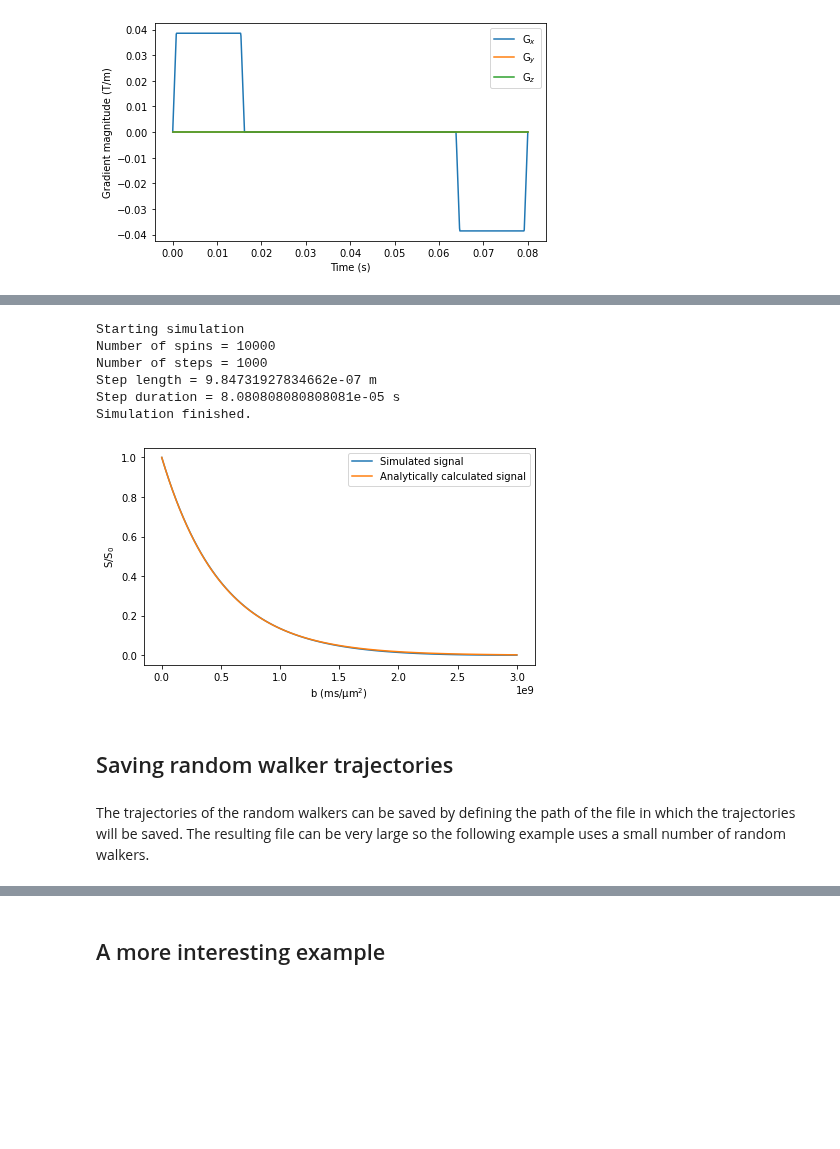
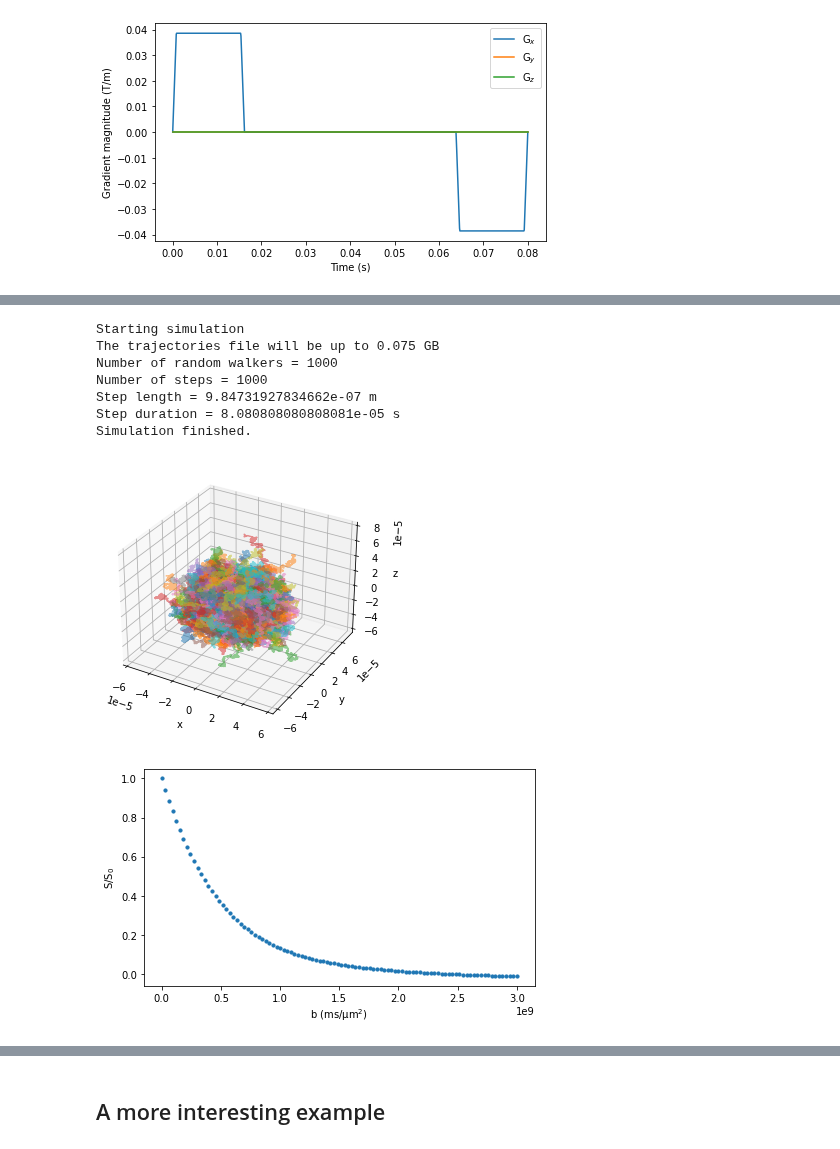
Before and after one commit to kerkelae/disimpy, a Jupyter notebook: docs/source/tutorial.ipynb, the cells around one changed output, grey strips where cells are left out. Drawn from its saved outputs; the diff is of its cells as text; code cells hidden in the pictures; blank space fills up the shorter version.

```diff
--- a/docs/source/tutorial.ipynb
+++ b/docs/source/tutorial.ipynb
@@ -23 +24,4 @@ from disimpy import gradients, simulations, utils
+# %%
+n_walkers = int(1e3)
+diffusivity = 2e-9
 # %% [markdown]
@@ -63,32 +71,31 @@ After defining the gradient array, we need to define the diffusion environment,
 # %%
-substrate = {'type' : 'free'}  # Substrate dictionary for free diffusion
-n_s = int(1e4)  # Number of random walkers
-diffusivity = 2e-9  # In SI units (m^2/s)
+# Create a substrate object for free diffusion
+
+substrate = substrates.free()
 
 
-# Run simulation
+# Run simulation and show the random walker trajectories
 
-signals = simulations.simulation(n_s, diffusivity, gradient, dt, substrate)
+traj_file = 'example_traj.txt'
+signals = simulations.simulation(
+    n_walkers, diffusivity, gradient, dt, substrate, traj=traj_file)
+utils.show_traj(traj_file)
 
 
-# Plot the simulated signal decay and analytically calculated signal decay
+# Plot the simulated signal
 
 fig, ax = plt.subplots(1, figsize=(7, 4))
-ax.plot(bs, signals / n_s)
-ax.plot(bs, np.exp(-bs * diffusivity))
-ax.legend(['Simulated signal', 'Analytically calculated signal'])
+ax.scatter(bs, signals / n_walkers, s=10)
 ax.set_xlabel('b (ms/μm$^2$)')
 ax.set_ylabel('S/S$_0$')
 plt.show()
 # %% [output]
 Starting simulation
-Number of spins = 10000
+The trajectories file will be up to 0.075 GB
+Number of random walkers = 1000
 Number of steps = 1000
 Step length = 9.84731927834662e-07 m
 Step duration = 8.080808080808081e-05 s
 Simulation finished.
-[figure, old version]
+[figure, new version]
+[figure, added]
-# %% [markdown]
-## Saving random walker trajectories
-# %% [markdown]
-The trajectories of the random walkers can be saved by defining the path of the file in which the trajectories will be saved. The resulting file can be very large so the following example uses a small number of random walkers.
```
Also changed, not shown: parts of 39 cells of this notebook, 2 other files.
